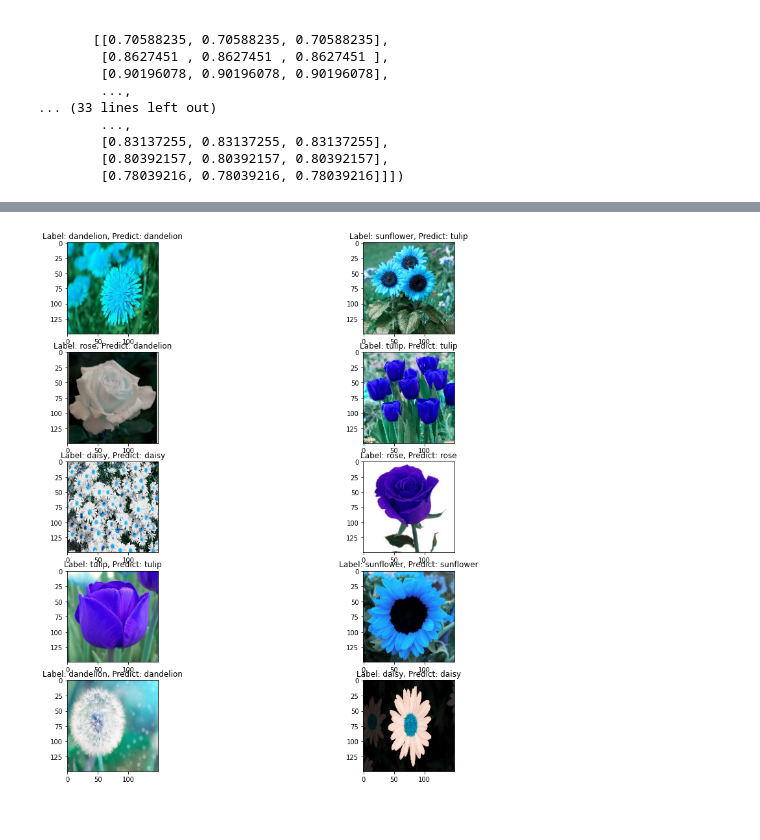
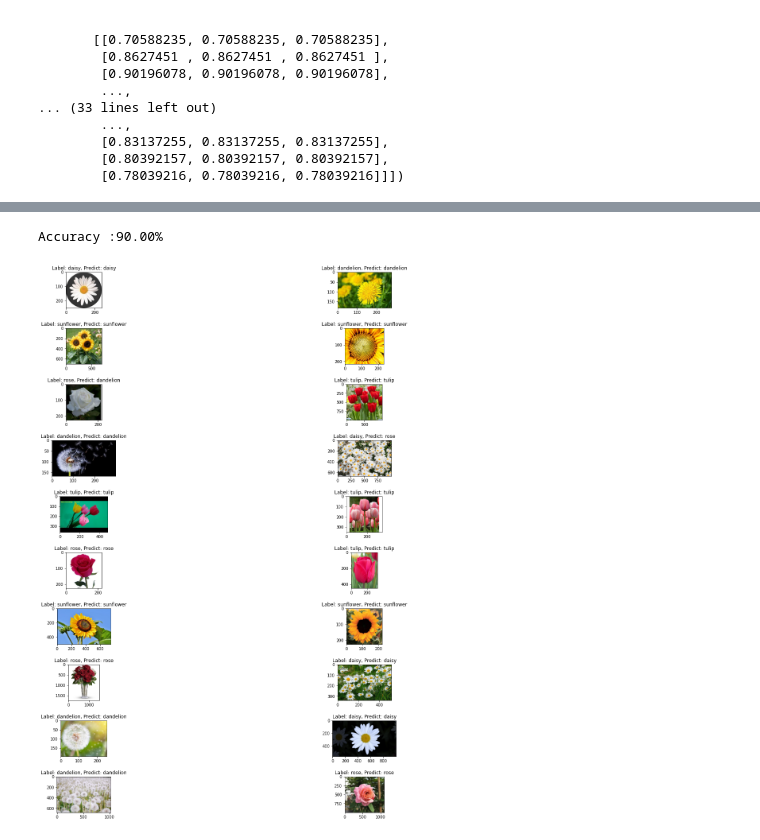
Before and after one commit to SonThanhNguyen13/flowers, a Jupyter notebook: Hello.ipynb, the cells around one changed output, grey strips where cells are left out. Saved outputs shown, nothing was run; the diff lists cells and outputs as text; code cells hidden in the pictures.

```diff
--- a/Hello.ipynb
+++ b/Hello.ipynb
@@ -404,5 +398,5 @@ plt.imshow(test_imgs[1])
 # %%
-test_imgs_2_pred = [i/255 for i in test_imgs]
+test_imgs = [i/255 for i in test_imgs]
 # %%
-test_imgs_2_pred = np.array(test_imgs_2_pred)
+test_imgs = np.array(test_imgs)
 # %%
@@ -428,15 +422,25 @@ array([[[0.        , 0.63921569, 0.76862745],
 # %%
 test_labels = [
+    'daisy',
     'dandelion',
+    'sunflower',
     'sunflower',
     'rose',
     'tulip',
+    'dandelion',
     'daisy',
+    'tulip',
+    'tulip',
     'rose',
     'tulip',
     'sunflower',
+    'sunflower',
+    'rose',
+    'daisy',
     'dandelion',
-    'daisy'
+    'daisy',
+    'dandelion',
+    'rose'
     ]
 # %%
 for index, item in enumerate(test_labels):
@@ -450,15 +454,23 @@ test_labels
 # %%
-y_pred1 = model.predict_classes(test_imgs_2_pred)
+y_pred1 = model.predict_classes(test_imgs)
 # %%
 y_pred1 = list(y_pred1)
+# %%
+print("Accuracy :{:.2f}".format(100*accuracy_score(test_labels, y_pred1)) + '%')
+# %% [output]
+Accuracy :90.00%
 # %%
-fig,ax=plt.subplots(5,2)
-fig.set_size_inches(15,15)
+fig,ax=plt.subplots(math.ceil(len(test_imgs) / 2),2)
+fig.set_size_inches(20,20)
+fig.tight_layout(pad=3.0)
 count  = 0
-for i in range(5):
-    for j in range(2):
-        ax[i][j].imshow(test_imgs[count])
-        ax[i][j].set_title('Label: {}, Predict: {}'.format(v[test_labels[count]], v[y_pred1[count]]))
-        count += 1
+try:
+    for i in range(math.ceil(len(test_imgs) / 2)):
+        for j in range(2):
+            ax[i][j].imshow(show_imgs[count])
+            ax[i][j].set_title('Label: {}, Predict: {}'.format(v[test_labels[count]], v[y_pred1[count]]))
+            count += 1
+except IndexError:
+    pass
 # %% [output]
-[figure, old version]
+[figure, new version]
```
Also changed, not shown: parts of 20 cells of this notebook.
